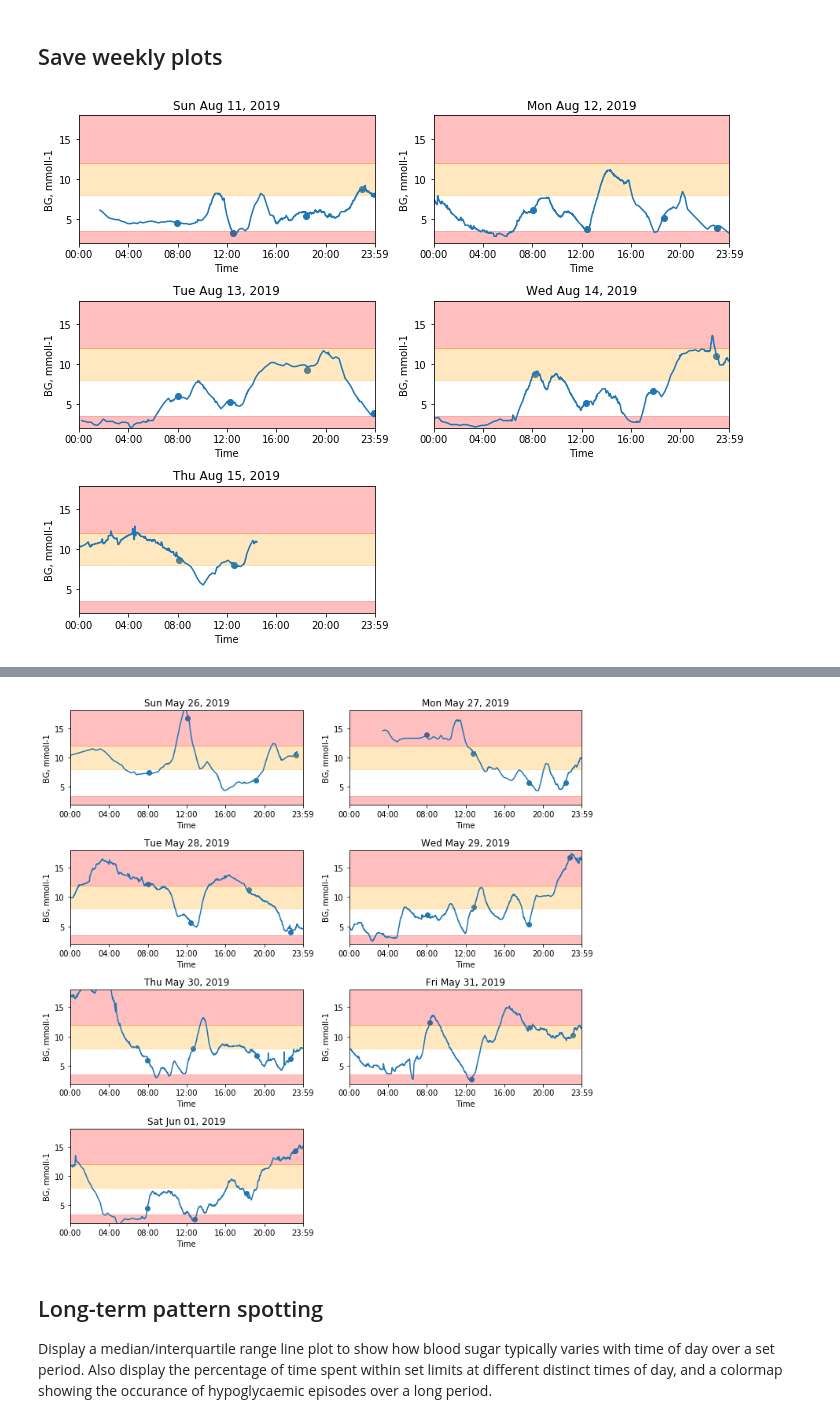
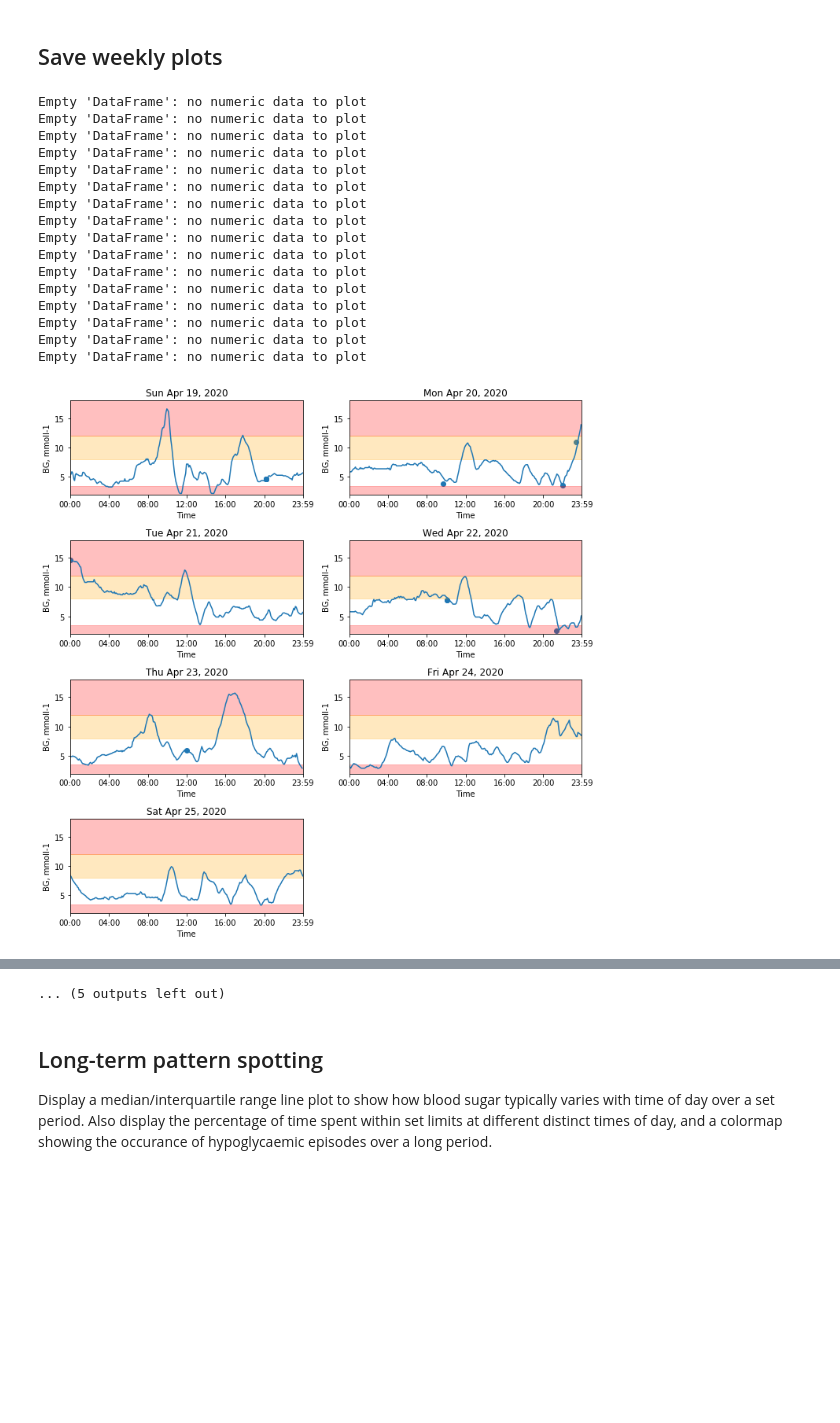
Before and after one commit to dougkelly88/blood-sugar-visualisation, a Jupyter notebook: BG visualisation.ipynb, the cells around one changed output, grey strips where cells are left out. Saved outputs shown, nothing was run; the diff lists cells and outputs as text; code cells hidden in the pictures; blank space fills up the shorter version.

Commit message:
(Along with erroneous commit 9cad473a40af95cc056991ef3365d79b203b1bd5) add functionality to use xDrip exported CSVs

```diff
--- a/BG visualisation.ipynb
+++ b/BG visualisation.ipynb
@@ -63,0 +68,11 @@ df.tail()
+# %%
+fpath = "C:/Users/Doug/Documents/Diabetes clinic review Apr 2020/export20200426-153200.csv"
+df = pd.read_csv(fpath, delimiter=';', usecols=[0, 1, 2, 3, 4, 5, 6])
+df['datetime'] = pd.to_datetime(df['DAY'] + ' ' + df['TIME'], format='%d.%m.%Y %H:%M')
+df.set_index(df['datetime'], inplace=True)
+df = df.drop(columns=['DAY', 'TIME'])
+df['time'] = df['datetime'].dt.time
+df['date'] = df['datetime'].dt.date
+df['BG, mmoll-1'] = (df['UDT_CGMS']/18.0).round(1)
+df['Finger BG, mmoll-1'] = (df['BG_LEVEL']/18.0).round(1)
+df.head()
@@ -95,23 +118,43 @@ plt.tight_layout()
 # %% [markdown]
 ## Save weekly plots
 # %%
-outpath = "C:\\Users\\Doug\\Desktop\\BG data\\Visit 29-07-2019"
-for weekidx in range(12):
+outpath = "C:\\Users\\Doug\\Documents\\Diabetes clinic review Apr 2020"
+for weekidx in range(16):
     sunday = bg.lastWday(datetime.date.today() - datetime.timedelta(days=weekidx*7), 6)
 
     fig2, ax2 = plt.subplots(4,2, figsize=[10,10])
     for didx in range(7):
         date = sunday + datetime.timedelta(days=didx)
         axidx = (int(math.floor(didx/2)), didx % 2)
         if date <= datetime.date.today():
-            bg.plot_daily_BG(df, date, ax2[axidx])
-            bg.add_daily_scatter(df, date, ax2[axidx])
+            try:
+                bg.plot_daily_BG(df, date, ax2[axidx])
+                bg.add_daily_scatter(df, date, ax2[axidx])
+            except TypeError as e:
+                print(e)
+                pass
             ax2[axidx].set_title(date.strftime("%a %b %d, %Y"))
         else:
             ax2[axidx].set_visible(False)
     ax2[-1,1].set_visible(False)
     plt.tight_layout()
     fname = sunday.strftime("Week starting %Y-%m-%d.png")
     plt.savefig(os.path.join(outpath, fname))
 # %% [output]
+Empty 'DataFrame': no numeric data to plot
+Empty 'DataFrame': no numeric data to plot
+Empty 'DataFrame': no numeric data to plot
+Empty 'DataFrame': no numeric data to plot
+Empty 'DataFrame': no numeric data to plot
+Empty 'DataFrame': no numeric data to plot
+Empty 'DataFrame': no numeric data to plot
+Empty 'DataFrame': no numeric data to plot
+Empty 'DataFrame': no numeric data to plot
+Empty 'DataFrame': no numeric data to plot
+Empty 'DataFrame': no numeric data to plot
+Empty 'DataFrame': no numeric data to plot
+Empty 'DataFrame': no numeric data to plot
+Empty 'DataFrame': no numeric data to plot
+Empty 'DataFrame': no numeric data to plot
+Empty 'DataFrame': no numeric data to plot
-[figure, old version]
+[figure, new version]
@@ -128,4 +171,4 @@ for weekidx in range(12):
-[figure, removed]
+... (5 outputs left out)
 # %% [markdown]
 ## Long-term pattern spotting
 
```
Also changed, not shown: parts of 11 cells of this notebook.
